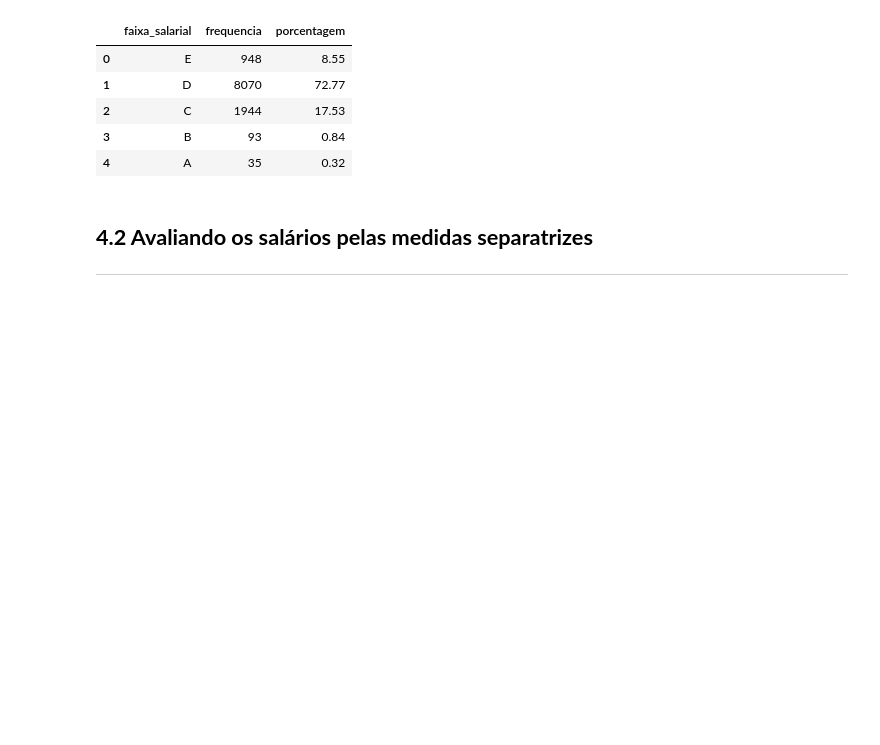
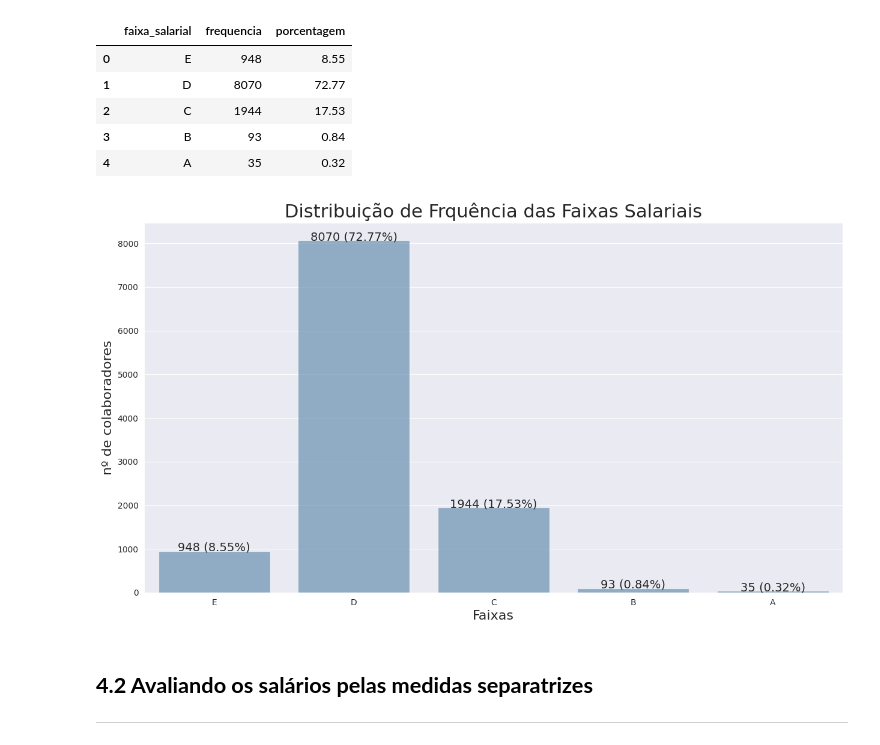
Before and after one commit to lggugs/python, a Jupyter notebook: python_frequencias_e_medidas.ipynb, the cells around one changed output. Drawn from its saved outputs; the diff is of its cells as text; code cells hidden in the pictures; blank space fills up the shorter version.

Commit message:
Histograma da tabela de frequências de faixas salariais

```diff
--- a/python_frequencias_e_medidas.ipynb
+++ b/python_frequencias_e_medidas.ipynb
@@ -1333,6 +1333,29 @@ classes_salariais['porcentagem'] = round((classes_salariais['frequencia'] / len(
 | 2 | C | 1944 | 17.53 |
 | 3 | B | 93 | 0.84 |
 | 4 | A | 35 | 0.32 |
+# %%
+# ---- Histograma da tabela de frequências de faixas salariais ----
+
+# Ajustar tamanho do gráfico
+plt.figure(figsize=(15, 8))
+
+# Criar gráfico de barras
+sns.barplot(data=classes_salariais, x='faixa_salarial', y='frequencia', color='steelblue', alpha=0.6)
+
+# Adicionar título e rótulos aos eixos
+plt.title('Distribuição de Frquência das Faixas Salariais', fontsize=22, ha='center')
+plt.xlabel('Faixas', fontsize=16)
+plt.ylabel('nº de colaboradores', fontsize=16)
+
+# Adicionar rótulos de frequência e percentual no topo das barras
+for i, row in classes_salariais.iterrows():
+  plt.text(i, row['frequencia'] + 2, f"{row['frequencia']} ({round(row['porcentagem'], 2)}%)", ha='center', fontsize=14)
+
+
+# Exibir gráfico
+plt.show()
+# %% [output]
+[figure, added]
 # %% [markdown]
 ## **4.2 Avaliando os salários pelas medidas separatrizes**
 
```
